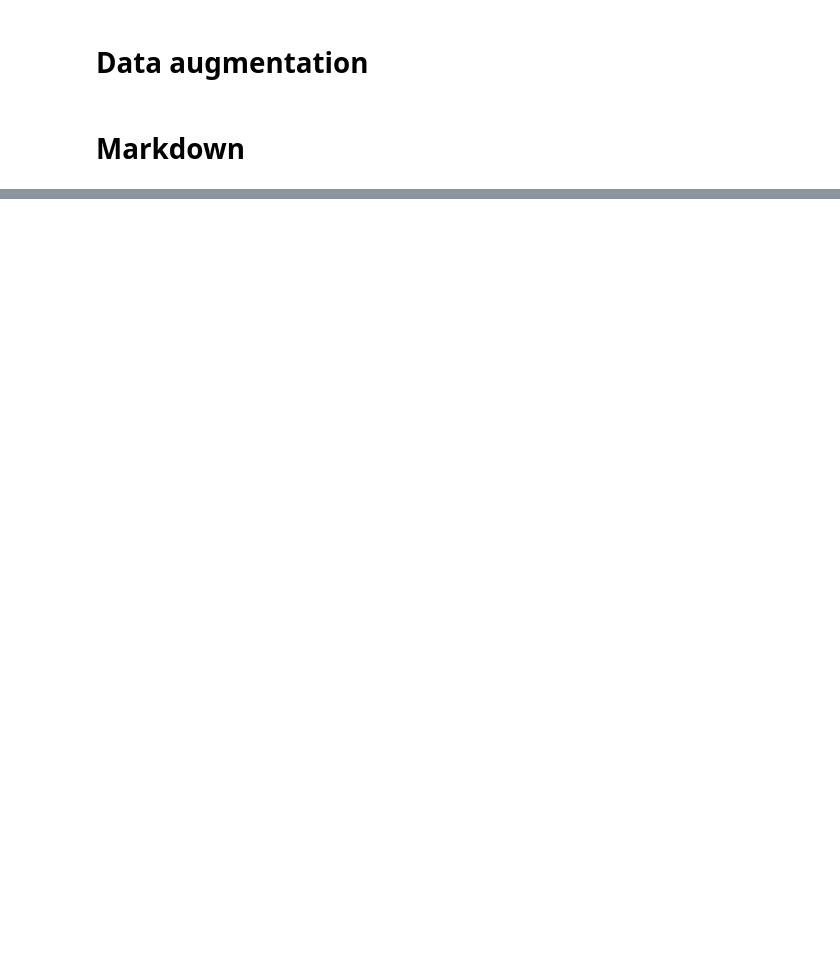
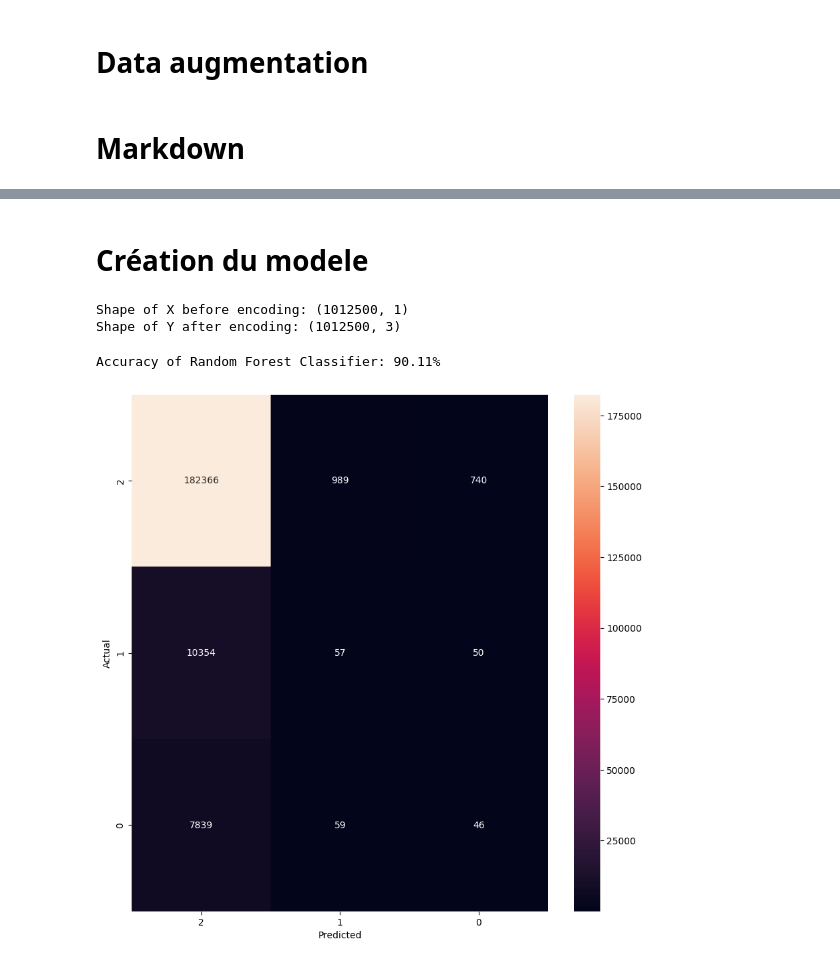
Before and after one commit to Hunkein/Exam-Son-Corentin-Kenny-Augustin-Theo, a Jupyter notebook: theo.ipynb, the cells around one changed output, grey strips where cells are left out. Drawn from its saved outputs; the diff is of its cells as text; code cells hidden in the pictures; blank space fills up the shorter version.

Commit message:
AJout random forest et extraction des données (fonctionne pas de ouf)

```diff
--- a/theo.ipynb
+++ b/theo.ipynb
@@ -309,0 +339,60 @@ print(get_features(show_audio()))
+# %% [markdown]
+# Création du modele
+# %%
+from sklearn.preprocessing import StandardScaler, OneHotEncoder
+from sklearn.metrics import confusion_matrix, classification_report
+from sklearn.model_selection import train_test_split
+from sklearn.ensemble import RandomForestClassifier
+from sklearn.metrics import accuracy_score
+
+
+# load data
+Features = pd.read_csv('./data/features.csv')
+
+Features = Features.dropna()
+
+X = Features.iloc[:, :-1]
+Y = Features['Diagnosis']
+
+encoder = OneHotEncoder()
+Y = encoder.fit_transform(np.array(Y).reshape(-1,1)).toarray()
+print(f"Shape of X before encoding: {X.shape}")
+print(f"Shape of Y after encoding: {Y.shape}")
+# %% [output]
+Shape of X before encoding: (1012500, 1)
+Shape of Y after encoding: (1012500, 3)
+# %%
+x_train, x_test, y_train, y_test = train_test_split(X, Y, random_state=42,test_size=0.2, shuffle=True)
+
+scaler = StandardScaler()
+x_train = scaler.fit_transform(x_train)
+x_test = scaler.transform(x_test)
+
+x_train =np.expand_dims(x_train, axis=2)
+x_test= np.expand_dims(x_test, axis=2)
+# %%
+
+# Reshape x_train and x_test to 2D arrays
+x_train_reshaped = x_train.reshape(x_train.shape[0], -1)
+x_test_reshaped = x_test.reshape(x_test.shape[0], -1)
+
+# Convert one-hot encoded labels back to single integer labels
+y_train_single = np.argmax(y_train, axis=1)
+y_test_single = np.argmax(y_test, axis=1)
+
+model = RandomForestClassifier(n_estimators=100, max_depth=50)
+model.fit(x_train_reshaped, y_train_single)
+y_pred = model.predict(x_test_reshaped)
+accuracy = accuracy_score(y_test_single, y_pred)
+print("Accuracy of Random Forest Classifier: {:.2f}%".format(accuracy*100))
+
+# affiche la matrice de confusion
+cm = confusion_matrix(y_test_single, y_pred)
+plt.figure(figsize=(10, 10))
+sns.heatmap(cm, annot=True, fmt='d', xticklabels=df['Diagnosis'].unique(), yticklabels=df['Diagnosis'].unique())
+plt.ylabel('Actual')
+plt.xlabel('Predicted')
+plt.show()
+# %% [output]
+Accuracy of Random Forest Classifier: 90.11%
+[figure, added]
```
Also changed, not shown: parts of 6 cells of this notebook.
